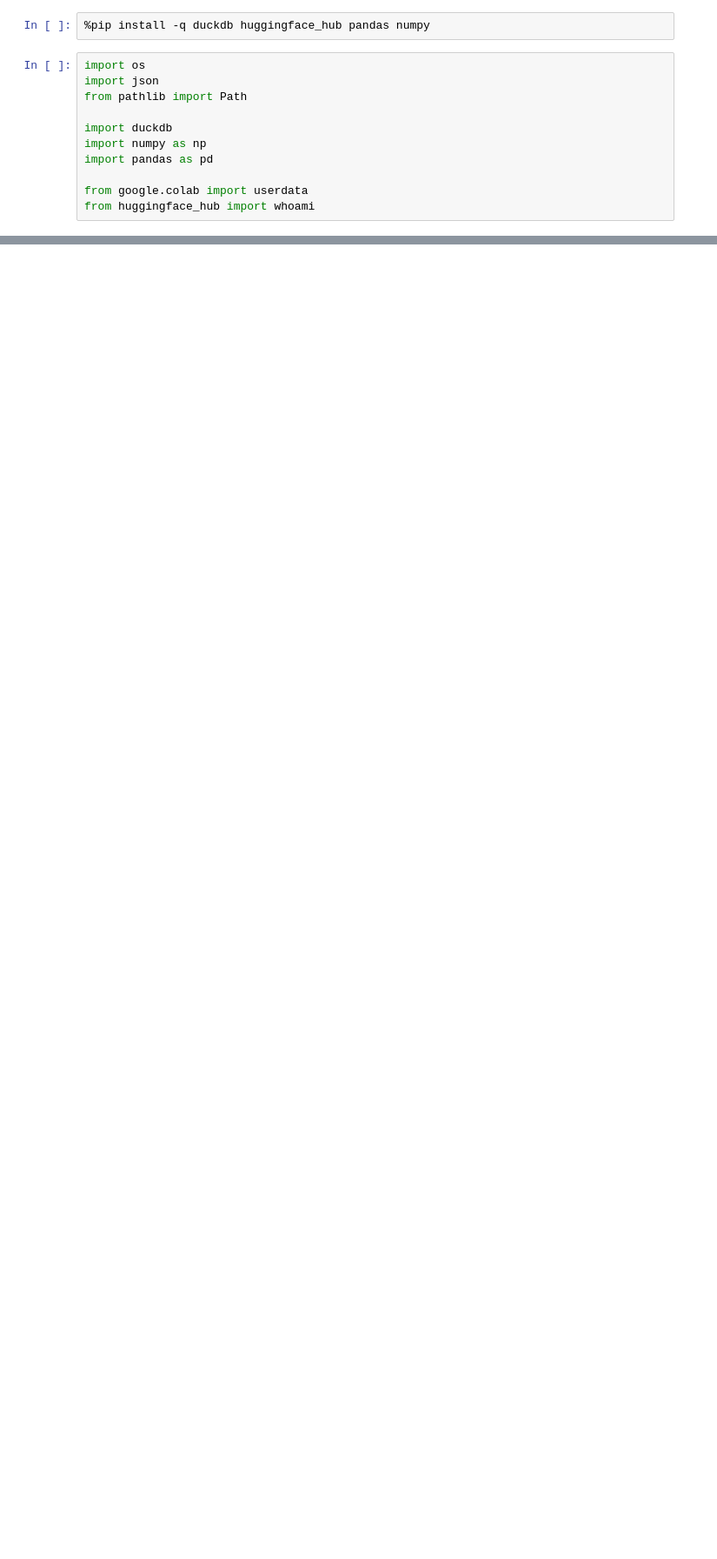
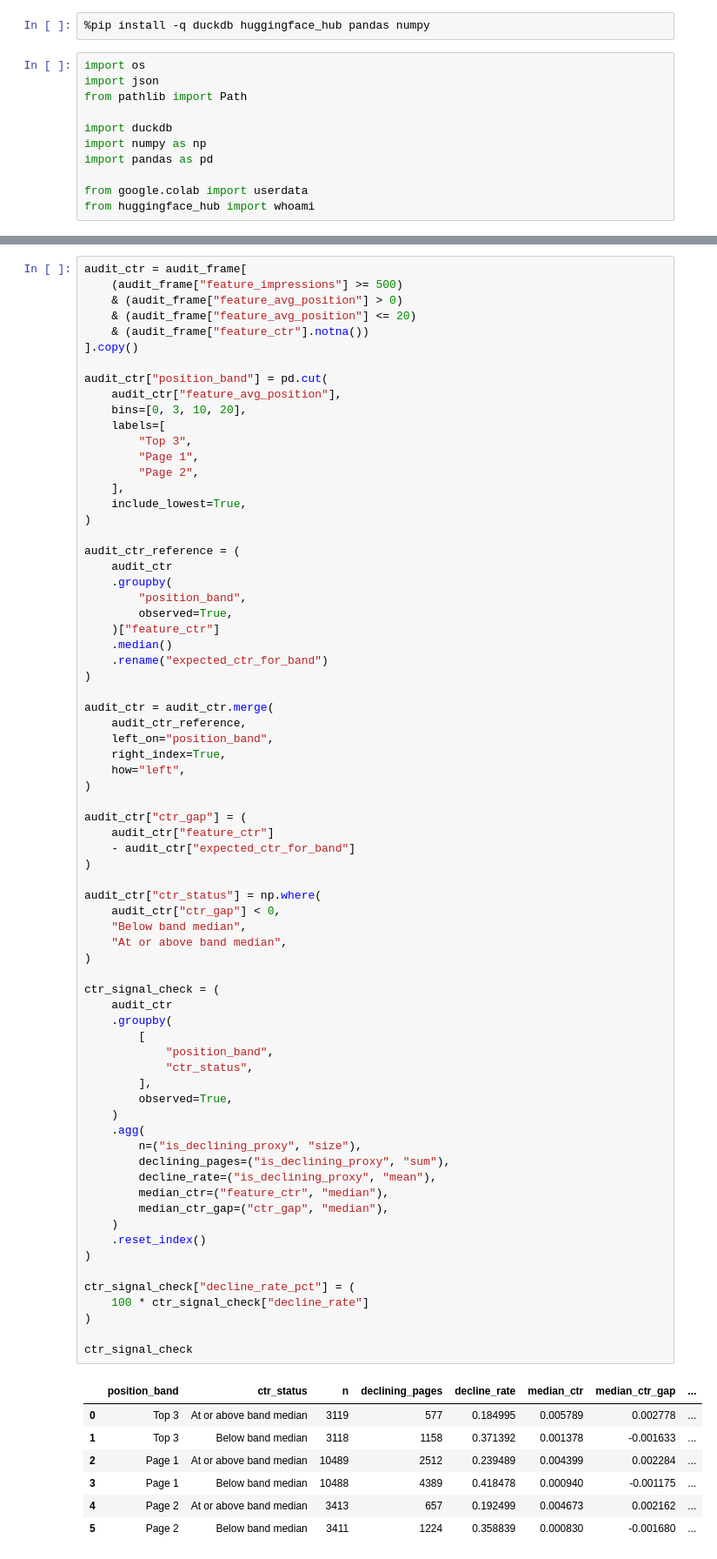
Before and after one commit to Zafar488/flyrank-ml-internship, a Jupyter notebook: work/notebooks/w04_baseline_score.ipynb, the cells around one changed output, grey strips where cells are left out. Shown at 87% size. Saved outputs shown, nothing was run; the diff lists cells and outputs as text; blank space fills up the shorter version.

```diff
--- a/work/notebooks/w04_baseline_score.ipynb
+++ b/work/notebooks/w04_baseline_score.ipynb
@@ -786,0 +472,79 @@ top_20_review[
+# %%
+audit_ctr = audit_frame[
+    (audit_frame["feature_impressions"] >= 500)
+    & (audit_frame["feature_avg_position"] > 0)
+    & (audit_frame["feature_avg_position"] <= 20)
+    & (audit_frame["feature_ctr"].notna())
+].copy()
+
+audit_ctr["position_band"] = pd.cut(
+    audit_ctr["feature_avg_position"],
+    bins=[0, 3, 10, 20],
+    labels=[
+        "Top 3",
+        "Page 1",
+        "Page 2",
+    ],
+    include_lowest=True,
+)
+
+audit_ctr_reference = (
+    audit_ctr
+    .groupby(
+        "position_band",
+        observed=True,
+    )["feature_ctr"]
+    .median()
+    .rename("expected_ctr_for_band")
+)
+
+audit_ctr = audit_ctr.merge(
+    audit_ctr_reference,
+    left_on="position_band",
+    right_index=True,
+    how="left",
+)
+
+audit_ctr["ctr_gap"] = (
+    audit_ctr["feature_ctr"]
+    - audit_ctr["expected_ctr_for_band"]
+)
+
+audit_ctr["ctr_status"] = np.where(
+    audit_ctr["ctr_gap"] < 0,
+    "Below band median",
+    "At or above band median",
+)
+
+ctr_signal_check = (
+    audit_ctr
+    .groupby(
+        [
+            "position_band",
+            "ctr_status",
+        ],
+        observed=True,
+    )
+    .agg(
+        n=("is_declining_proxy", "size"),
+        declining_pages=("is_declining_proxy", "sum"),
+        decline_rate=("is_declining_proxy", "mean"),
+        median_ctr=("feature_ctr", "median"),
+        median_ctr_gap=("ctr_gap", "median"),
+    )
+    .reset_index()
+)
+
+ctr_signal_check["decline_rate_pct"] = (
+    100 * ctr_signal_check["decline_rate"]
+)
+
+ctr_signal_check
+# %% [output]
+|  | position_band | ctr_status | n | declining_pages | decline_rate | median_ctr | median_ctr_gap | ... |
+| 0 | Top 3 | At or above band median | 3119 | 577 | 0.184995 | 0.005789 | 0.002778 | ... |
+| 1 | Top 3 | Below band median | 3118 | 1158 | 0.371392 | 0.001378 | -0.001633 | ... |
+| 2 | Page 1 | At or above band median | 10489 | 2512 | 0.239489 | 0.004399 | 0.002284 | ... |
+| 3 | Page 1 | Below band median | 10488 | 4389 | 0.418478 | 0.000940 | -0.001175 | ... |
+| 4 | Page 2 | At or above band median | 3413 | 657 | 0.192499 | 0.004673 | 0.002162 | ... |
+| 5 | Page 2 | Below band median | 3411 | 1224 | 0.358839 | 0.000830 | -0.001680 | ... |
```
Also changed, not shown: parts of 57 cells of this notebook.
